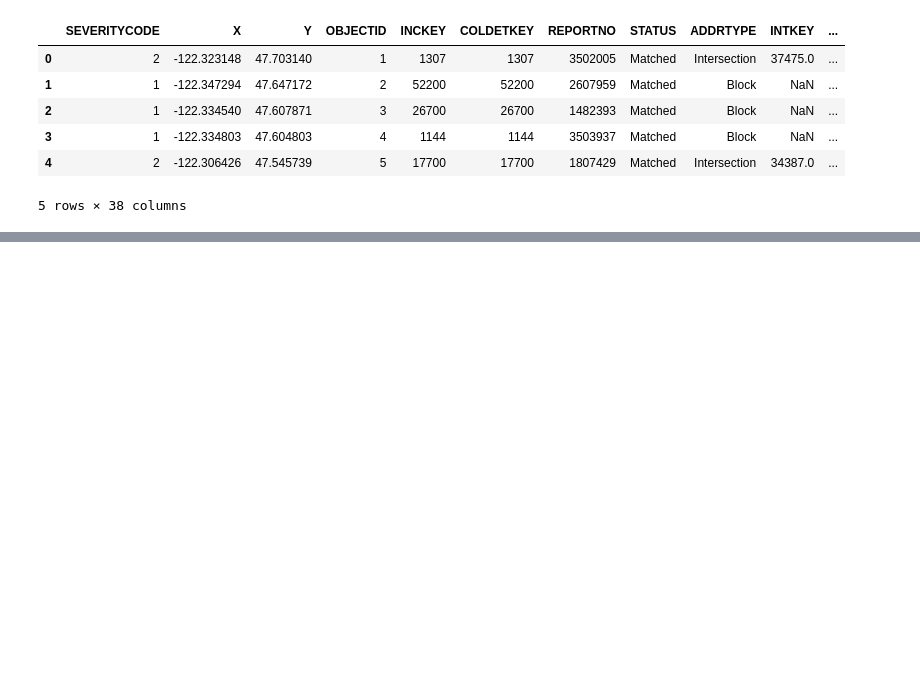
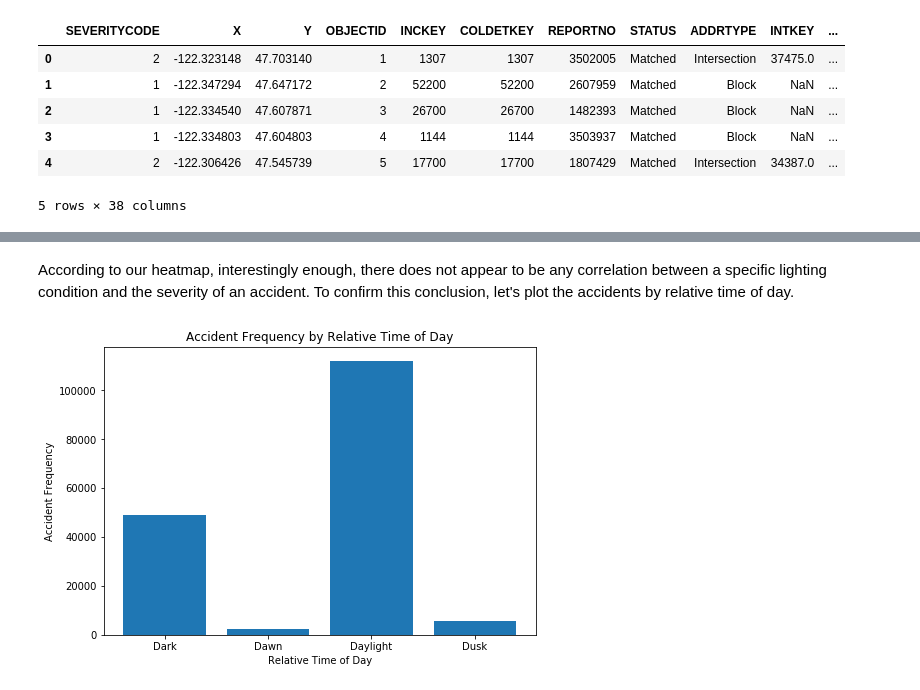
Before and after one commit to jmsierch/Coursera_Capstone, a Jupyter notebook: FinalProject.ipynb, the cells around one changed output, grey strips where cells are left out. Drawn from its saved outputs; the diff is of its cells as text; code cells hidden in the pictures; blank space fills up the shorter version.

```diff
--- a/FinalProject.ipynb
+++ b/FinalProject.ipynb
@@ -59,0 +109,4 @@ df.head()
+# %%
+# Remove 'SEVERITYCODE.1', 'SEVERITYDESC'
+df= df.drop(['SEVERITYDESC', 'SEVERITYCODE.1'], axis=1)
+df.head()
@@ -59,0 +371,44 @@ df.head()
+# %% [markdown]
+According to our heatmap, interestingly enough, there does not appear to be any correlation between a specific lighting condition and the severity of an accident. To confirm this conclusion, let's plot the accidents by relative time of day.
+# %%
+# Plot Accidents by the Time of Day (relative)
+
+# Dark Streets
+DarkNoStreetLight = df_featureSelection[['Dark - No Street Lights']].astype(bool).sum(axis=0);
+accidents_DarkNoStreetLight = np.asscalar(np.array(DarkNoStreetLight));
+
+DarkStreetLightsOff = df_featureSelection[['Dark - Street Lights Off']].astype(bool).sum(axis=0);
+accidents_DarkStreetLightsOff = np.asscalar(np.array(DarkStreetLightsOff));
+
+DarkStreetLightsOn = df_featureSelection[['Dark - Street Lights On']].astype(bool).sum(axis=0);
+accidents_DarkStreetLightsOn = np.asscalar(np.array(DarkStreetLightsOn));
+
+DarkUnknownLighting = df_featureSelection[['Dark - Unknown Lighting']].astype(bool).sum(axis=0);
+accidents_DarkUnknownLighting = np.asscalar(np.array(DarkUnknownLighting));
+
+accidents_Dark = accidents_DarkNoStreetLight + accidents_DarkStreetLightsOff + accidents_DarkStreetLightsOn + accidents_DarkUnknownLighting;
+
+# Dawn Streets
+Dawn = df_featureSelection[['Dawn']].astype(bool).sum(axis=0);
+accidents_Dawn = np.asscalar(np.array(Dawn));
+
+# Daylight Streets
+Daylight = df_featureSelection[['Daylight']].astype(bool).sum(axis=0);
+accidents_Daylight = np.asscalar(np.array(Daylight));
+
+# Dusk Streets
+Dusk = df_featureSelection[['Dusk']].astype(bool).sum(axis=0);
+accidents_Dusk = np.asscalar(np.array(Dusk));
+
+# Plot the Accidents by Time of Day (Relative)
+figure = plt.figure()
+axis = figure.add_axes([0,0,1,1])
+accident_time_of_day = ['Dark', 'Dawn', 'Daylight', 'Dusk']
+accident_time_of_day_frequency = [accidents_Dark, accidents_Dawn, accidents_Daylight, accidents_Dusk]
+axis.bar(accident_time_of_day, accident_time_of_day_frequency)
+plt.title('Accident Frequency by Relative Time of Day');
+plt.xlabel('Relative Time of Day');
+plt.ylabel('Accident Frequency');
+plt.show()
+# %% [output]
+[figure, added]
```
Also changed, not shown: parts of 77 cells of this notebook.
